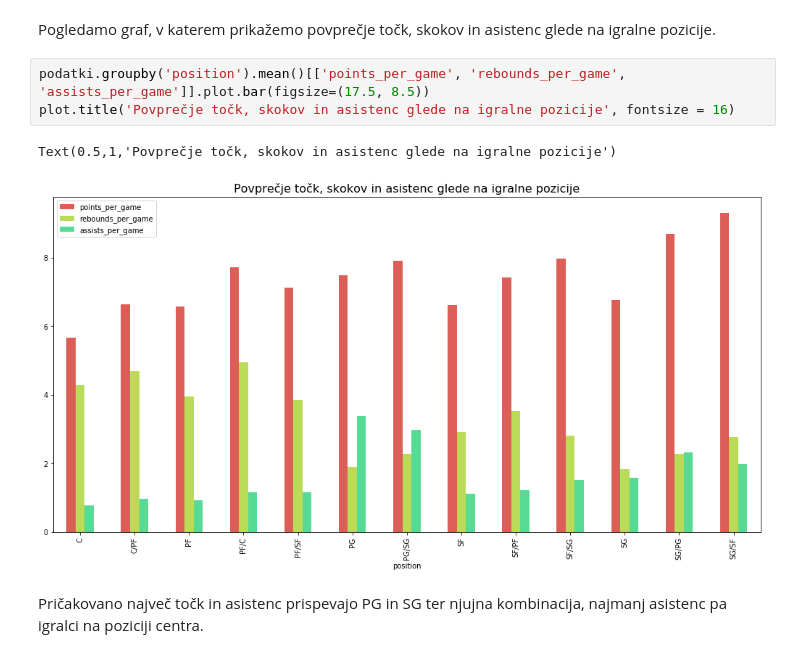
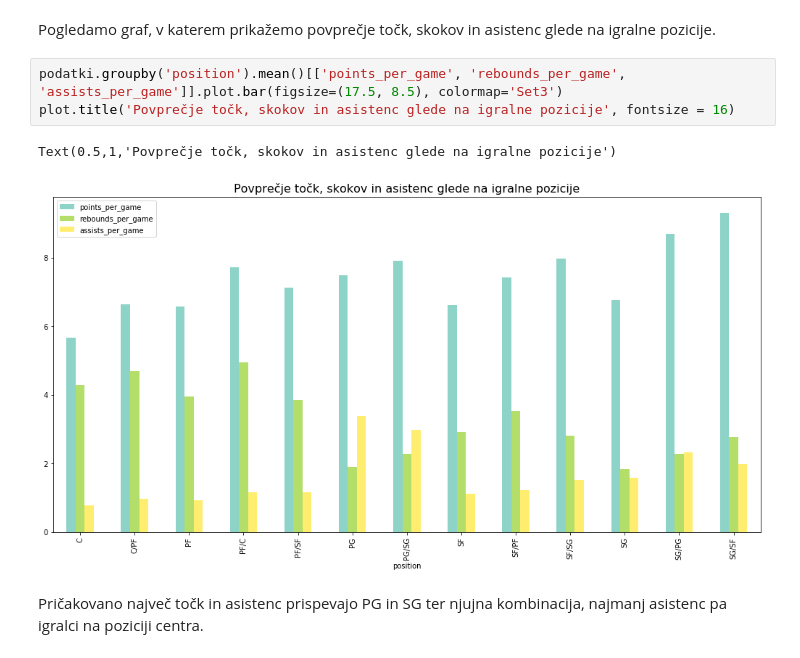
Before and after one commit to sarabizjak7/NBA_players, a Jupyter notebook: data_analysis.ipynb, the cells around one changed output. Saved outputs shown, nothing was run; the diff lists cells and outputs as text.

```diff
--- a/data_analysis.ipynb
+++ b/data_analysis.ipynb
@@ -414,10 +413,10 @@ Največ točk v povprečju dosegajo igralci okoli povprečne višine.
 # %% [markdown]
 Pogledamo graf, v katerem prikažemo povprečje točk, skokov in asistenc glede na igralne pozicije.
 # %%
-podatki.groupby('position').mean()[['points_per_game', 'rebounds_per_game', 'assists_per_game']].plot.bar(figsize=(17.5, 8.5))
+podatki.groupby('position').mean()[['points_per_game', 'rebounds_per_game', 'assists_per_game']].plot.bar(figsize=(17.5, 8.5), colormap='Set3')
 plot.title('Povprečje točk, skokov in asistenc glede na igralne pozicije', fontsize = 16)
 # %% [output]
 Text(0.5,1,'Povprečje točk, skokov in asistenc glede na igralne pozicije')
-[figure, old version]
+[figure, new version]
 # %% [markdown]
 Pričakovano največ točk in asistenc prispevajo PG in SG ter njujna kombinacija, najmanj asistenc pa igralci na poziciji centra.
```
Also changed, not shown: parts of 12 cells of this notebook.
